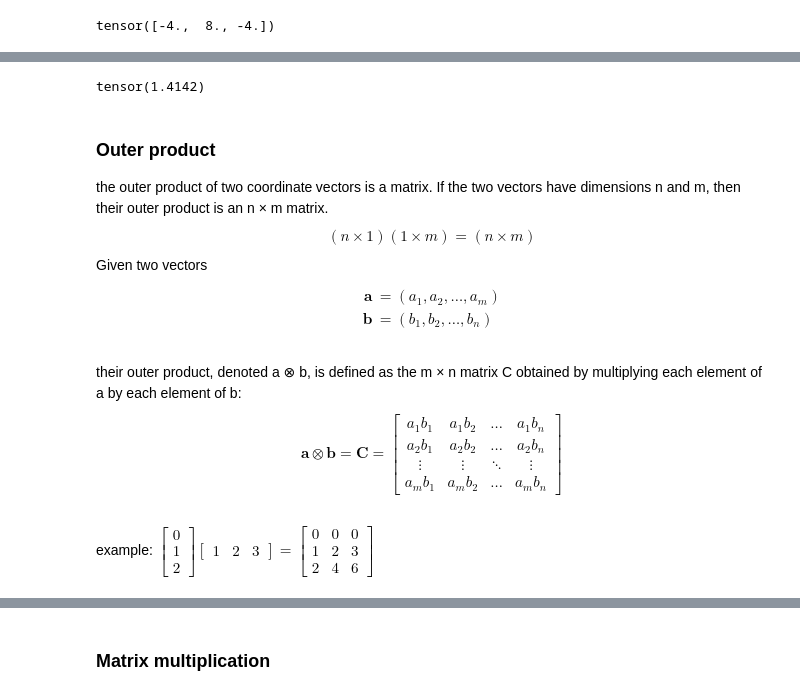
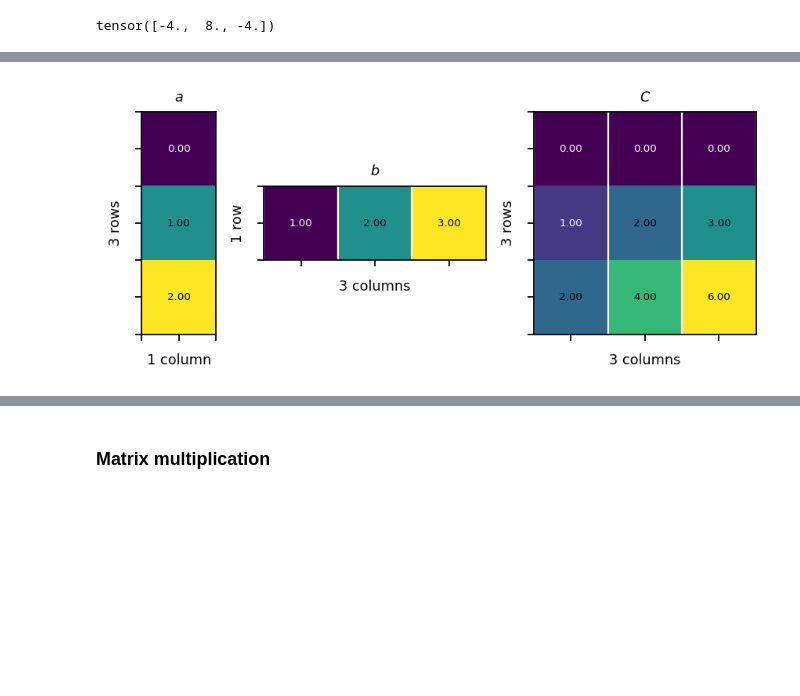
Before and after one commit to FlowModelingControl/flowtorch, a Jupyter notebook: docs/source/notebooks/linear_algebra_basics.ipynb, the cells around one changed output, grey strips where cells are left out. Cells and saved outputs as stored; diff of their text form; code cells hidden in the pictures; blank space fills up the shorter version.

```diff
--- a/docs/source/notebooks/linear_algebra_basics.ipynb
+++ b/docs/source/notebooks/linear_algebra_basics.ipynb
@@ -302,18 +315,9 @@ the vector $(1,-1,0)$ is perpendicular to $(1,1,1)$ and $(1,1,2)$ predicted. Are
 # %%
-a = pt.tensor([1.0, 1.0, 1.0])
-b = pt.tensor([1.0, 1.0, 2.0])
-c = pt.norm(pt.cross(a, b))
-assert pt.isclose(c, pt.tensor(1.4142), atol=1.0E-3)
-c
+a = pt.tensor([[0, 1, 2]]).view(3, 1)
+b = pt.tensor([1, 2, 3]).view(1, 3)
+C = pt.mm(a, b)
+
+assert pt.equal(C, pt.tensor([[0, 0, 0],[1, 2, 3],[2, 4, 6]]))
+vis.plot_matrices_as_heatmap([a, b, C], [r"$a$", r"$b$", r"$C$"])
 # %% [output]
-tensor(1.4142)
+[figure, added]
-# %% [markdown]
-### Outer product
-the outer product of two coordinate vectors is a matrix. If the two vectors have dimensions n and m, then their outer product is an n × m matrix.<br />
-$$(n \times 1)(1 \times m) = (n \times m)$$
-Given two vectors
-$${\displaystyle {\begin{aligned}\mathbf {a} &=\left(a_{1},a_{2},\dots ,a_{m}\right)\\\mathbf {b} &=\left(b_{1},b_{2},\dots ,b_{n}\right)\end{aligned}}}$$<br />
-their outer product, denoted a ⊗ b, is defined as the m × n matrix C obtained by multiplying each element of a by each element of b:
-$${\displaystyle \mathbf {a} \otimes \mathbf {b} =\mathbf {C} ={\begin{bmatrix}a_{1}b_{1}&a_{1}b_{2}&\dots &a_{1}b_{n}\\a_{2}b_{1}&a_{2}b_{2}&\dots &a_{2}b_{n}\\\vdots &\vdots &\ddots &\vdots \\a_{m}b_{1}&a_{m}b_{2}&\dots &a_{m}b_{n}\end{bmatrix}}}$$<br />
-example:
-$\begin{bmatrix}0 \\ 1 \\ 2 \end{bmatrix}\begin{bmatrix}1&2&3 \end{bmatrix}=\begin{bmatrix}0&0&0\\1&2&3 \\2&4&6\end{bmatrix}\,$
```
Also changed, not shown: parts of 70 cells of this notebook, 2 other files.
